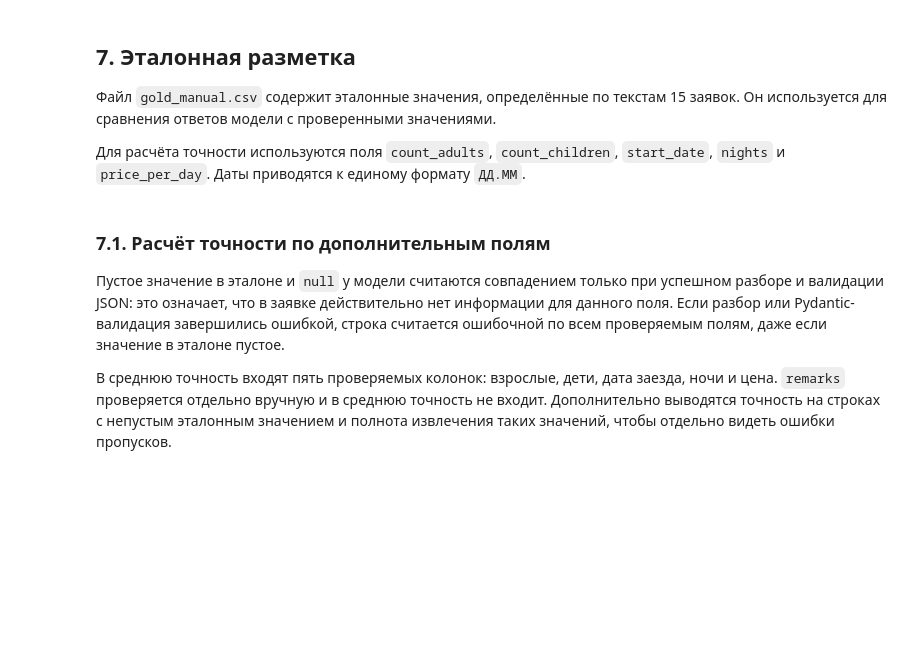
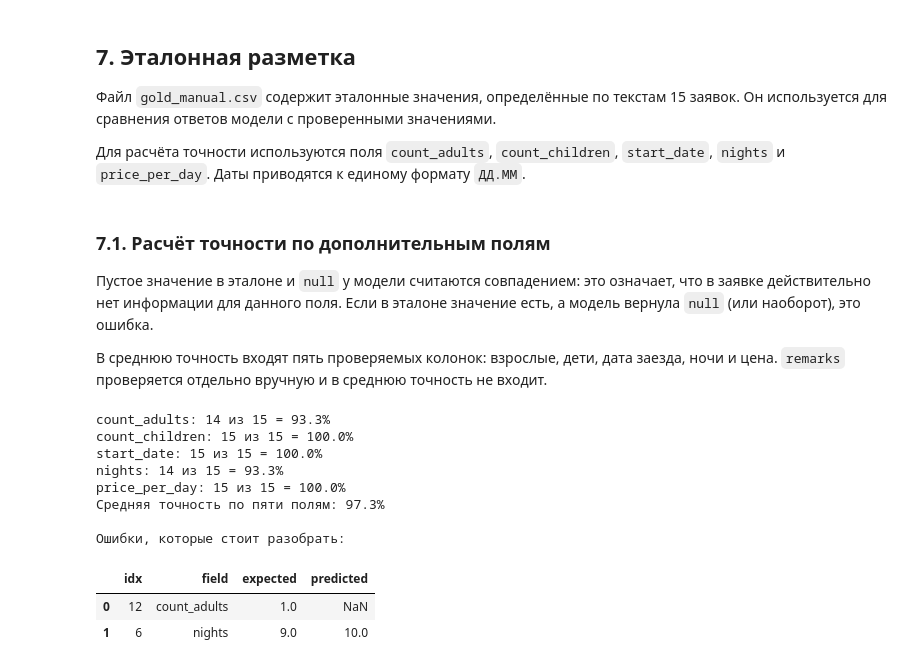
Before and after one commit to D0psi/intro-profession, a Jupyter notebook: llm_work.ipynb, the cells around one changed output. Drawn from its saved outputs; the diff is of its cells as text; code cells hidden in the pictures; blank space fills up the shorter version.

```diff
--- a/llm_work.ipynb
+++ b/llm_work.ipynb
@@ -407,9 +363,9 @@ display(df_json)
 # %% [markdown]
 ### 7.1. Расчёт точности по дополнительным полям
 
-Пустое значение в эталоне и `null` у модели считаются совпадением только при успешном разборе и валидации JSON: это означает, что в заявке действительно нет информации для данного поля. Если разбор или Pydantic-валидация завершились ошибкой, строка считается ошибочной по всем проверяемым полям, даже если значение в эталоне пустое.
+Пустое значение в эталоне и `null` у модели считаются совпадением: это означает, что в заявке действительно нет информации для данного поля. Если в эталоне значение есть, а модель вернула `null` (или наоборот), это ошибка.
 
-В среднюю точность входят пять проверяемых колонок: взрослые, дети, дата заезда, ночи и цена. `remarks` проверяется отдельно вручную и в среднюю точность не входит. Дополнительно выводятся точность на строках с непустым эталонным значением и полнота извлечения таких значений, чтобы отдельно видеть ошибки пропусков.
+В среднюю точность входят пять проверяемых колонок: взрослые, дети, дата заезда, ночи и цена. `remarks` проверяется отдельно вручную и в среднюю точность не входит.
 # %%
 import re
 
@@ -428,13 +384,6 @@ fields = [
     "price_per_day",
 ]
 numeric_fields = {"count_adults", "count_children", "nights", "price_per_day"}
-
-# Не допускаем тихое сравнение неполных или повторяющихся наборов строк.
-if gold.index.has_duplicates:
-    raise ValueError("В gold_manual.csv обнаружены повторяющиеся индексы.")
-if set(gold.index) != set(df_json.index):
-    raise ValueError("Набор индексов в ручной разметке и ответах модели не совпадает.")
-gold = gold.reindex(df_json.index)
 
 def normalize_value(value, field):
     # Приводим пустые ячейки, NaN и текстовые null к одному значению.
@@ -463,8 +412,6 @@ def normalize_value(value, field):
             return f"{day:02d}.{month:02d}"
         return value
 
-    return value
-
 accuracies = {}
 mismatches = []
 
@@ -472,76 +419,52 @@ for field in fields:
     if field not in gold.columns or field not in df_json.columns:
         raise ValueError(f"Не найден столбец {field}. Проверьте CSV и JSON-ответы.")
 
-    manual_values = gold[field]
+    manual_values = gold[field].reindex(df_json.index)
     model_values = df_json[field]
 
     matches = []
-    known_matches = []
-    known_expected_count = 0
-    extracted_known_count = 0
-
     for idx in df_json.index:
         expected = normalize_value(manual_values.loc[idx], field)
         predicted = normalize_value(model_values.loc[idx], field)
 
-        # Ошибка разбора/валидации означает, что ответа для этой заявки нет.
-        # Даже если эталонное поле пустое, такую строку нельзя считать совпадением.
-        parse_error_value = (
-            df_json.loc[idx, "parse_error"]
-            if "parse_error" in df_json.columns else None
-        )
-        parse_failed = (
-            pd.notna(parse_error_value)
-            and str(parse_error_value).strip().lower() not in ("", "none", "nan", "null")
-        )
-
-        # Пустое значение считается верным только при успешном разборе JSON.
-        is_match = (expected == predicted) and not parse_failed
+        # None == None: модель правильно оставила поле пустым,
+        # потому что информации в заявке нет.
+        is_match = expected == predicted
         matches.append(is_match)
-
-        # Дополнительно считаем качество на строках, где эталонное значение известно,
-        # чтобы отдельно видеть ошибки извлечения непустых значений.
-        if expected is not None:
-            known_expected_count += 1
-            known_matches.append(is_match)
-            if predicted is not None:
-                extracted_known_count += 1
 
         if not is_match:
             mismatches.append({
                 "idx": idx,
                 "field": field,
                 "expected": expected,
                 "predicted": predicted,
-                "parse_error": parse_error_value if parse_failed else None,
             })
 
     correct = sum(matches)
     total = len(matches)
     accuracy = correct / total if total else 0.0
     accuracies[field] = accuracy
 
-    known_accuracy = (
-        sum(known_matches) / known_expected_count
-        if known_expected_count else float("nan")
-    )
-    extraction_coverage = (
-        extracted_known_count / known_expected_count
-        if known_expected_count else float("nan")
-    )
+    print(f"{field}: {correct} из {total} = {accuracy:.1%}")
 
-    print(
-        f"{field}: {correct} из {total} = {accuracy:.1%}; "
-        f"точность на непустых эталонных значениях: {known_accuracy:.1%}; "
-        f"полнота извлечения непустых значений: {extraction_coverage:.1%}"
-    )
-
-average_accuracy = sum(accuracies.values()) / len(accuracies)
-print(f"Средняя точность по пяти полям: {average_accuracy:.1%}")
-print(f"Ошибок разбора или Pydantic-валидации: {df_json['parse_error'].notna().sum()} из {len(df_json)}")
+if accuracies:
+    average_accuracy = sum(accuracies.values()) / len(accuracies)
+    print(f"Средняя точность по пяти полям: {average_accuracy:.1%}")
 
 if mismatches:
     print("\nОшибки, которые стоит разобрать:")
     display(pd.DataFrame(mismatches))
 else:
     print("\nОшибок по проверяемым полям нет.")
+# %% [output]
+count_adults: 14 из 15 = 93.3%
+count_children: 15 из 15 = 100.0%
+start_date: 15 из 15 = 100.0%
+nights: 14 из 15 = 93.3%
+price_per_day: 15 из 15 = 100.0%
+Средняя точность по пяти полям: 97.3%
+
+Ошибки, которые стоит разобрать:
+|  | idx | field | expected | predicted |
+| 0 | 12 | count_adults | 1.0 | NaN |
+| 1 | 6 | nights | 9.0 | 10.0 |
```
Also changed, not shown: parts of 3 cells of this notebook.
